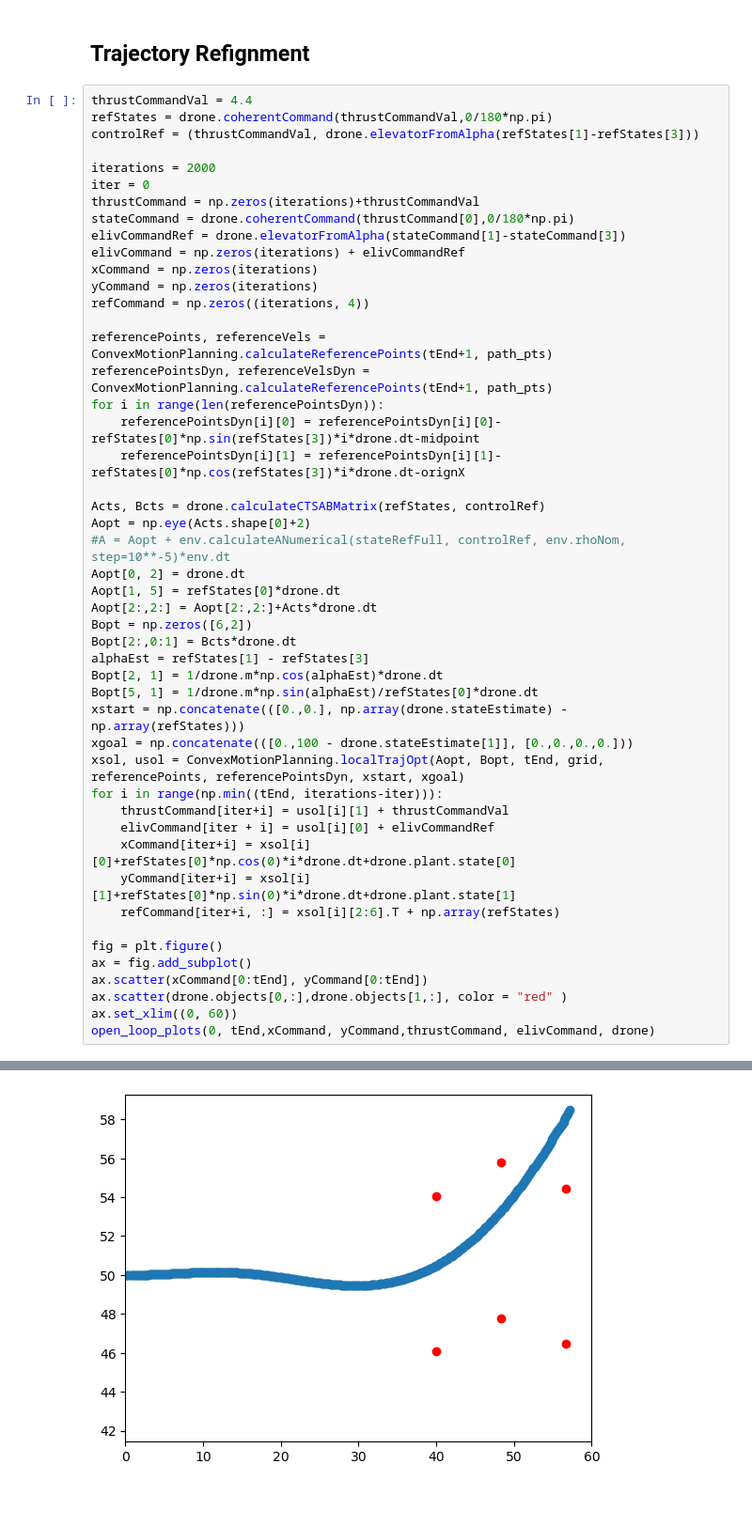
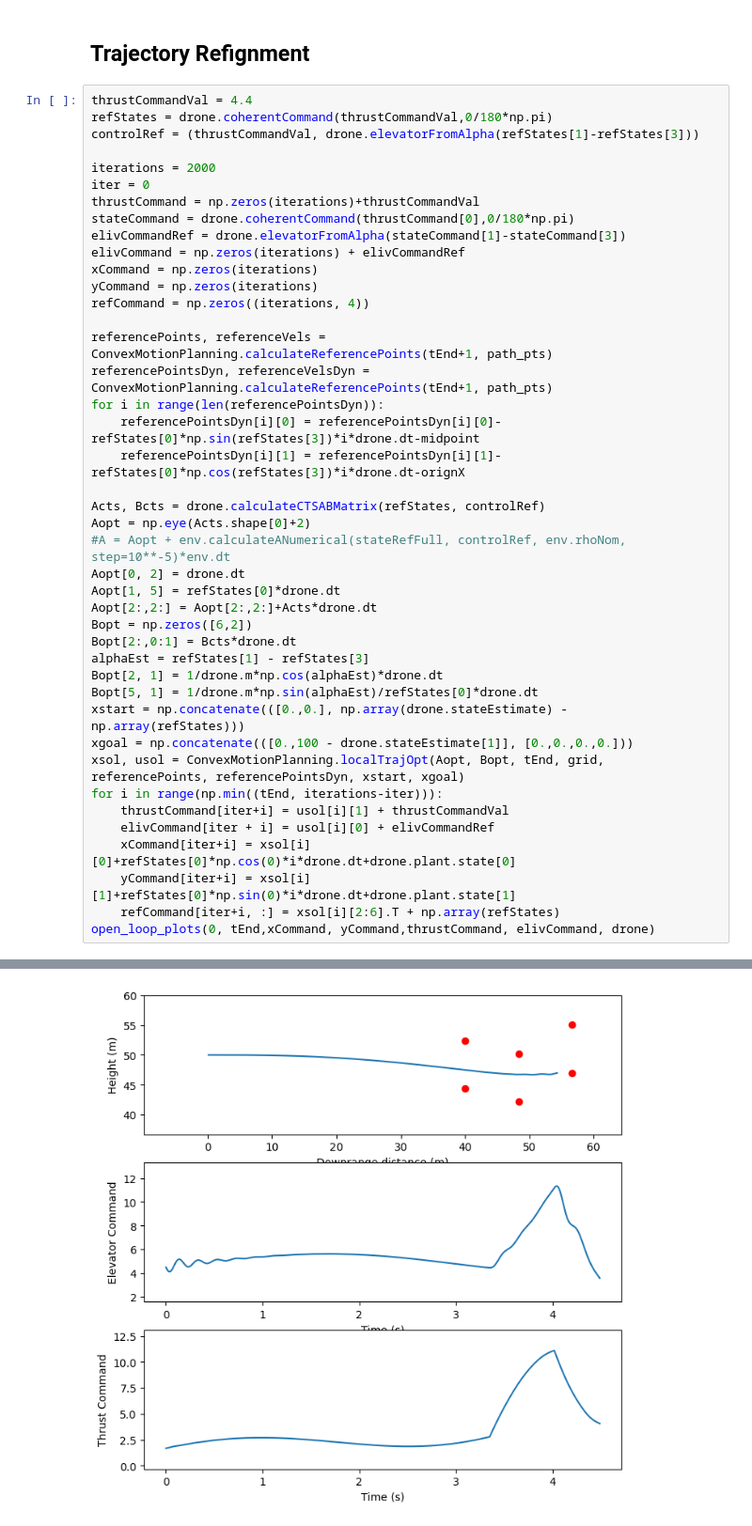
Before and after one commit to matthew0517/Flappy-Junco, a Jupyter notebook: TrajectoryGenerationDemo.ipynb, the cells around one changed output, grey strips where cells are left out. Shown at 94% size. Cells and saved outputs as stored; diff of their text form; blank space fills up the shorter version.

Commit message:
Fixed some plots

```diff
--- a/TrajectoryGenerationDemo.ipynb
+++ b/TrajectoryGenerationDemo.ipynb
@@ -131,12 +131,6 @@ for i in range(np.min((tEnd, iterations-iter))):
     xCommand[iter+i] = xsol[i][0]+refStates[0]*np.cos(0)*i*drone.dt+drone.plant.state[0]
     yCommand[iter+i] = xsol[i][1]+refStates[0]*np.sin(0)*i*drone.dt+drone.plant.state[1]
     refCommand[iter+i, :] = xsol[i][2:6].T + np.array(refStates)
-
-fig = plt.figure()
-ax = fig.add_subplot()
-ax.scatter(xCommand[0:tEnd], yCommand[0:tEnd])
-ax.scatter(drone.objects[0,:],drone.objects[1,:], color = "red" )
-ax.set_xlim((0, 60))
 open_loop_plots(0, tEnd,xCommand, yCommand,thrustCommand, elivCommand, drone)
 # %% [output]
      pcost       dcost       gap    pres   dres
@@ -155 +150 @@ Optimal solution found.
-[figure, old version]
+[figure, new version]
```
Also changed, not shown: parts of 4 cells of this notebook, 2 other files.
